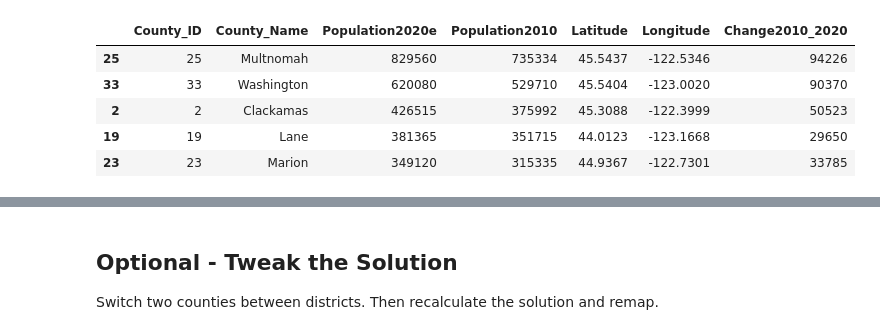
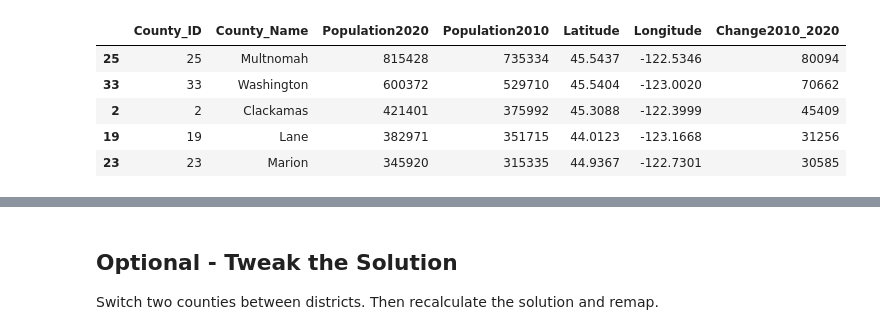
Before and after one commit to wpbSabi/python_optimization, a Jupyter notebook: oregon_districts/towardsDS/Gists_Model_Follow_Along.ipynb, the cells around one changed output, grey strips where cells are left out. Saved outputs shown, nothing was run; the diff lists cells and outputs as text; code cells hidden in the pictures.

```diff
--- a/oregon_districts/towardsDS/Gists_Model_Follow_Along.ipynb
+++ b/oregon_districts/towardsDS/Gists_Model_Follow_Along.ipynb
@@ -2,45 +2,47 @@
 # districts1: setup
 import geopandas as gpd
 import numpy as np
 import pandas as pd
 pd.set_option('display.max_rows', 50)
 pd.set_option('display.max_columns', None)
 
 from PIL import Image, ImageOps
 from plotnine import (ggplot, aes, geom_map, geom_text, geom_label,
                       ggtitle, element_blank, element_rect,
                       scale_fill_manual, theme_minimal, theme)
 from pulp import (LpProblem, LpMinimize, LpVariable, lpSum,
                   PULP_CBC_CMD, GLPK_CMD, LpStatus, value)
 
 county_id = np.arange(0, 36)
 county_names = np.array(['Baker','Benton','Clackamas','Clatsop','Columbia','Coos','Crook','Curry','Deschutes','Douglas','Gilliam','Grant','Harney','Hood River','Jackson','Jefferson','Josephine','Klamath','Lake','Lane','Lincoln','Linn','Malheur','Marion','Morrow','Multnomah','Polk','Sherman','Tillamook','Umatilla','Union','Wallowa','Wasco','Washington','Wheeler','Yamhill'])
 population_by_county = pd.DataFrame({'County_ID': county_id,
                                      'County_Name': county_names,
-                                     #2020e from PSU: https://sos.oregon.gov/blue-book/Pages/local/county-population.aspx#InplviewHash04115801-432c-47bf-aef3-abafd774261d=SortField%3DCounty-SortDir%3DAsc
-                                     'Population2020e' : [16910,94665,426515,39455,53280,63315,23440,23005,197015,112530,1990,7315,7280,25640,223240,24105,86560,68560,8075,381365,48305,127320,32105,349120,12825,829560,83805,1795,26530,81495,26840,7160,27295,620080,1440,108605],
-                                     'Population2010' : [16134,85579,375992,37039,49351,63043,20978,22364,157733,107667,1871,7445,7422,22346,203206,21720,82713,66380,7895,351715,46034,116672,31313,315335,11173,735334,75403,1765,25250,75889,25748,7008,25213,529710,1441,99193],
+#                                      2020 https://www.pdx.edu/population-research/census-data-oregon
+                                     'Population2020': [16668,95184,421401,41072,52589,64929,24738,23446,198253,111201,1995,7233,7495,23977,223259,24502,88090,69413,8160,382971,50395,128610,31571,345920,12186,815428,87433,1870,27390,80075,26196,7391,26670,600372,1451,107722],
+#                                      2020e from PSU: https://sos.oregon.gov/blue-book/Pages/local/county-population.aspx#InplviewHash04115801-432c-47bf-aef3-abafd774261d=SortField%3DCounty-SortDir%3DAsc
+#                                      'Population2020e' : [16910,94665,426515,39455,53280,63315,23440,23005,197015,112530,1990,7315,7280,25640,223240,24105,86560,68560,8075,381365,48305,127320,32105,349120,12825,829560,83805,1795,26530,81495,26840,7160,27295,620080,1440,108605],
+                                     'Population2010': [16134,85579,375992,37039,49351,63043,20978,22364,157733,107667,1871,7445,7422,22346,203206,21720,82713,66380,7895,351715,46034,116672,31313,315335,11173,735334,75403,1765,25250,75889,25748,7008,25213,529710,1441,99193],
                                      'Latitude': [44.7346,44.4929,45.3088,46.1068,45.9189,43.175,44.1533,42.6002,43.9856,43.253,45.4204,44.5335,43.2214,45.6007,42.4441,44.4914,42.3351,42.5663,42.7821,44.0123,44.6733,44.4924,43.9454,44.9367,45.4757,45.5437,44.9262,45.4041,45.3957,45.726,45.3181,45.5356,45.3856,45.5404,44.7845,45.2256],
                                      'Longitude': [-117.6777,-123.3844,-122.3999,-123.8773,-122.9863,-124.179,-120.4523,-124.3343,-121.1699,-123.373,-120.2077,-119.0668,-119.0481,-121.7147,-122.7875,-121.3246,-123.5119,-121.6302,-120.4691,-123.1668,-123.9267,-122.7806,-117.484,-122.7301,-119.6694,-122.5346,-123.3237,-120.7307,-123.8622,-118.745,-117.9619,-117.2036,-121.2283,-123.002,-120.02,-123.1982]})
-population_by_county['Change2010_2020'] = population_by_county['Population2020e'] - population_by_county['Population2010']
+population_by_county['Change2010_2020'] = population_by_county['Population2020'] - population_by_county['Population2010']
 
 df_county_names = pd.DataFrame(county_names, columns = ['County'])
 df = pd.DataFrame()
 df['County']  = county_names
 df['CountySort'] = county_id
 
 shapefile_oregon = gpd.read_file('orcounty.shp')
 map_population_by_county_data = shapefile_oregon.merge(population_by_county, left_on='NAME', right_on='County_Name',suffixes=('_left', '_right'))
-county_populations = np.array(population_by_county['Population2020e'])
+county_populations = np.array(population_by_county['Population2020'])
 state_population = sum(county_populations)
-population_by_county.sort_values('Population2020e', ascending=False).head()
+population_by_county.sort_values('Population2020', ascending=False).head()
 # %% [output]
-|  | County_ID | County_Name | Population2020e | Population2010 | Latitude | Longitude | Change2010_2020 |
-| 25 | 25 | Multnomah | 829560 | 735334 | 45.5437 | -122.5346 | 94226 |
-| 33 | 33 | Washington | 620080 | 529710 | 45.5404 | -123.0020 | 90370 |
-| 2 | 2 | Clackamas | 426515 | 375992 | 45.3088 | -122.3999 | 50523 |
-| 19 | 19 | Lane | 381365 | 351715 | 44.0123 | -123.1668 | 29650 |
-| 23 | 23 | Marion | 349120 | 315335 | 44.9367 | -122.7301 | 33785 |
+|  | County_ID | County_Name | Population2020 | Population2010 | Latitude | Longitude | Change2010_2020 |
+| 25 | 25 | Multnomah | 815428 | 735334 | 45.5437 | -122.5346 | 80094 |
+| 33 | 33 | Washington | 600372 | 529710 | 45.5404 | -123.0020 | 70662 |
+| 2 | 2 | Clackamas | 421401 | 375992 | 45.3088 | -122.3999 | 45409 |
+| 19 | 19 | Lane | 382971 | 351715 | 44.0123 | -123.1668 | 31256 |
+| 23 | 23 | Marion | 345920 | 315335 | 44.9367 | -122.7301 | 30585 |
 # %%
 # districts2: model variables
 n_counties = 36
```
Also changed, not shown: parts of 4 cells of this notebook.
